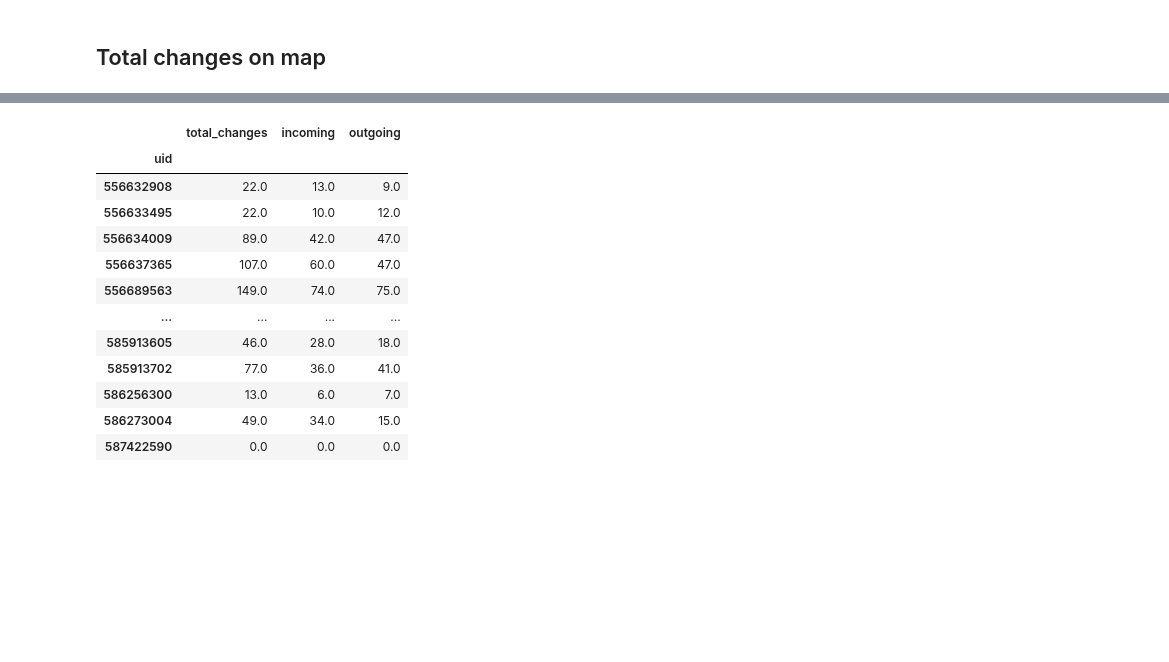
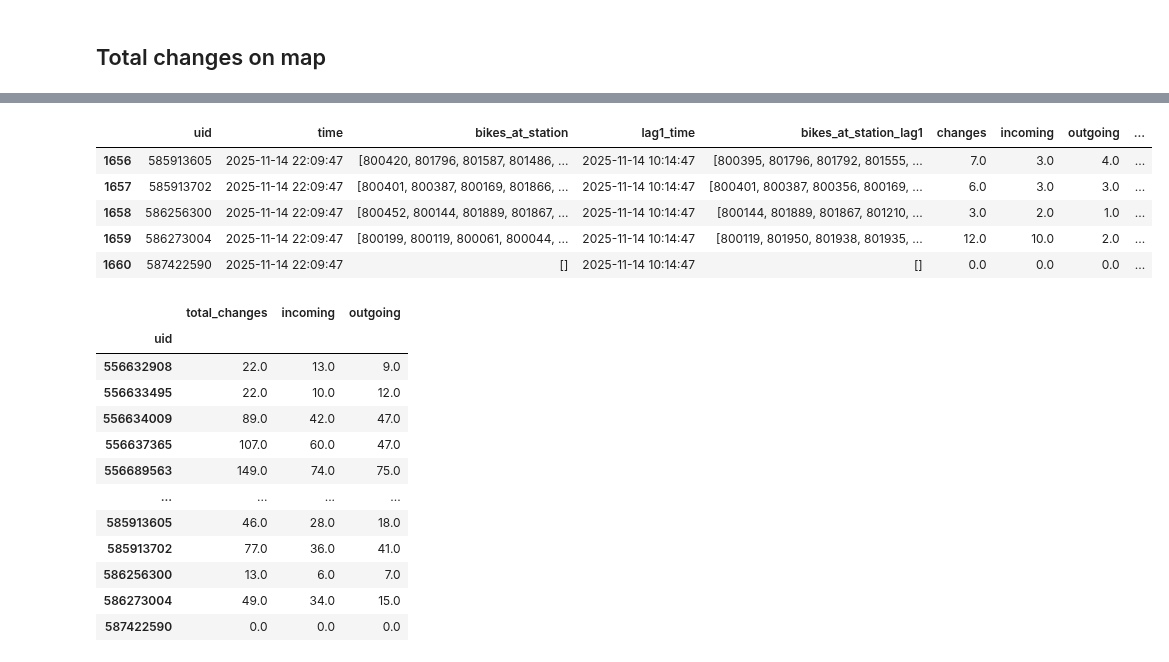
Before and after one commit to Mkranj/BajsBoard, a Jupyter notebook: notebooks/analyse_stations.ipynb, the cells around one changed output, grey strips where cells are left out. Saved outputs shown, nothing was run; the diff lists cells and outputs as text; code cells hidden in the pictures; blank space fills up the shorter version.

```diff
--- a/notebooks/analyse_stations.ipynb
+++ b/notebooks/analyse_stations.ipynb
@@ -313,3 +371,14 @@ bike_data
+# %%
+# Info o broju bicikala naspram broju mjesta u svakom trenutku
+population_data = create_population_columns(locations, bike_data)
+population_data.tail()
+# %% [output]
+|  | uid | time | bikes_at_station | lag1_time | bikes_at_station_lag1 | changes | incoming | outgoing | ... |
+| 1656 | 585913605 | 2025-11-14 22:09:47 | [800420, 801796, 801587, 801486, ... | 2025-11-14 10:14:47 | [800395, 801796, 801792, 801555, ... | 7.0 | 3.0 | 4.0 | ... |
+| 1657 | 585913702 | 2025-11-14 22:09:47 | [800401, 800387, 800169, 801866, ... | 2025-11-14 10:14:47 | [800401, 800387, 800356, 800169, ... | 6.0 | 3.0 | 3.0 | ... |
+| 1658 | 586256300 | 2025-11-14 22:09:47 | [800452, 800144, 801889, 801867, ... | 2025-11-14 10:14:47 | [800144, 801889, 801867, 801210, ... | 3.0 | 2.0 | 1.0 | ... |
+| 1659 | 586273004 | 2025-11-14 22:09:47 | [800199, 800119, 800061, 800044, ... | 2025-11-14 10:14:47 | [800119, 801950, 801938, 801935, ... | 12.0 | 10.0 | 2.0 | ... |
+| 1660 | 587422590 | 2025-11-14 22:09:47 | [] | 2025-11-14 10:14:47 | [] | 0.0 | 0.0 | 0.0 | ... |
 # %%
 # For each station, sum up all changes through time
 # Also, weight changes by rack size
```
Also changed, not shown: parts of 6 cells of this notebook, 2 other files.
